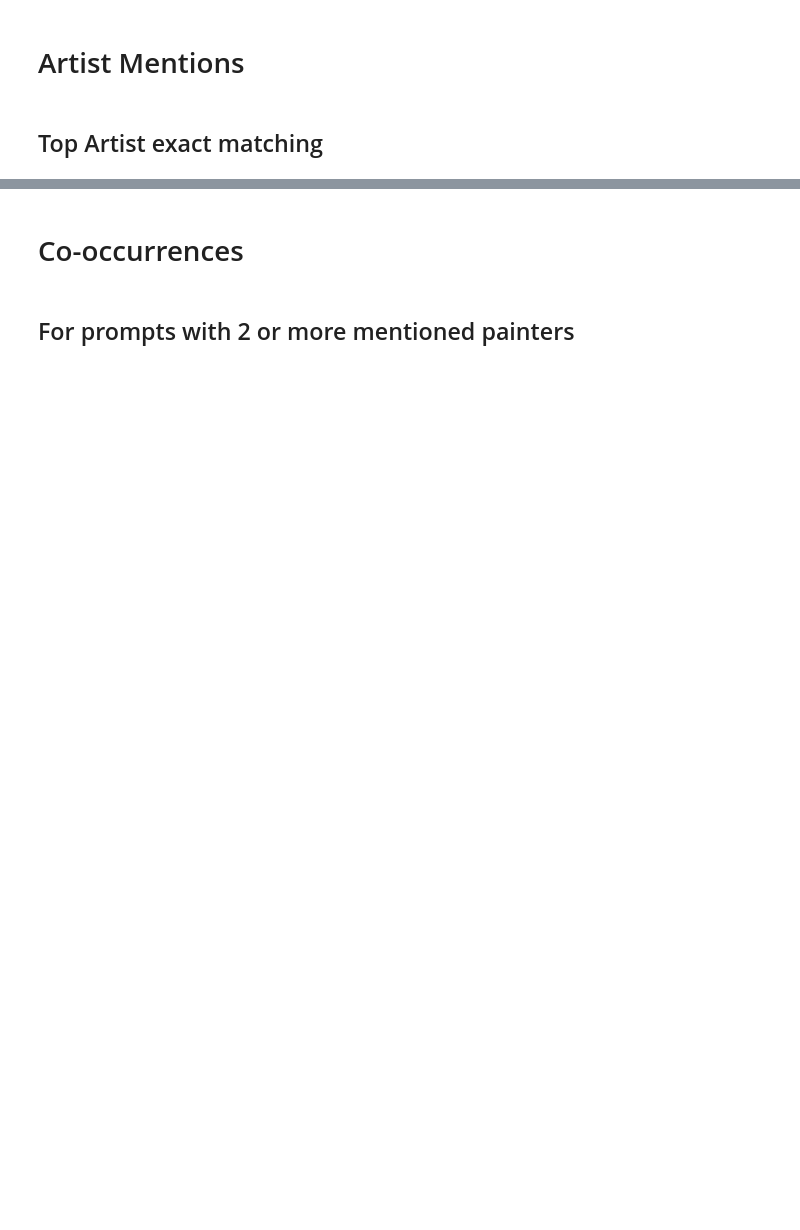
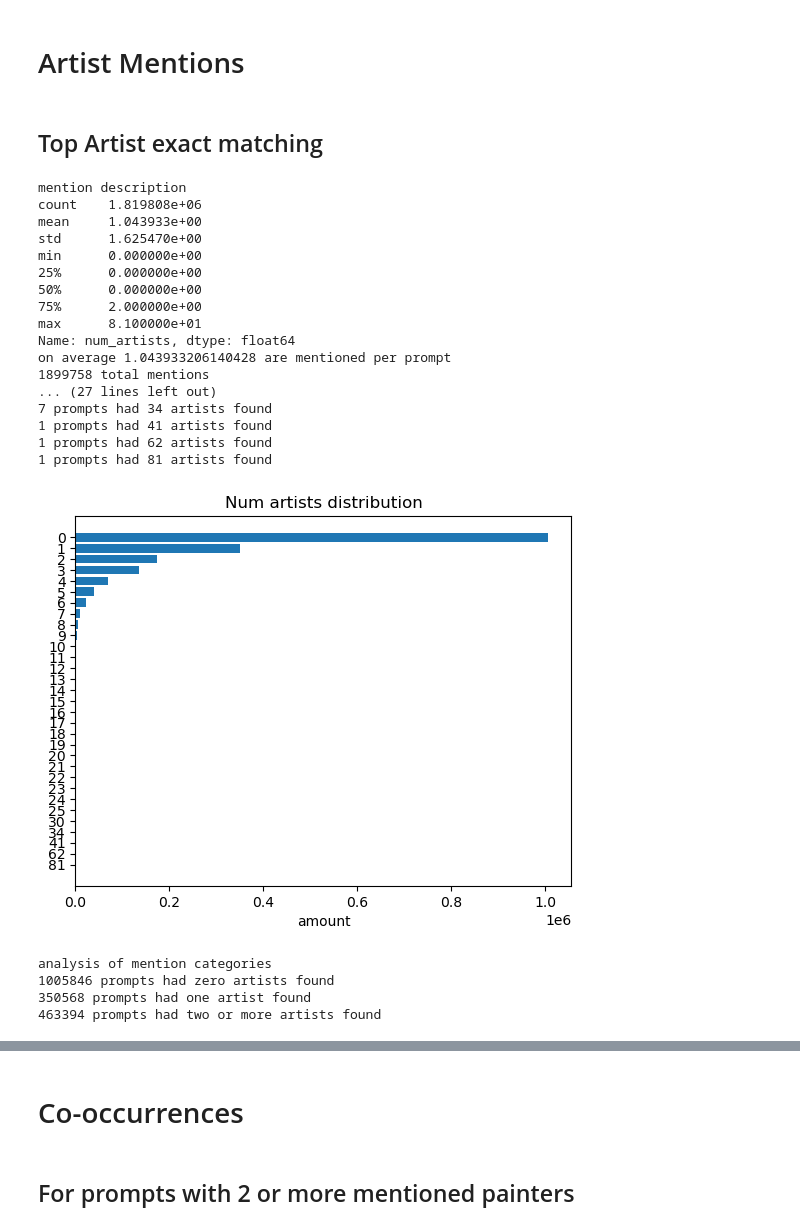
Before and after one commit to geschnee/dh_project, a Jupyter notebook: Occurences_and_covariances.ipynb, the cells around one changed output, grey strips where cells are left out. Saved outputs shown, nothing was run; the diff lists cells and outputs as text; code cells hidden in the pictures; blank space fills up the shorter version.

```diff
--- a/Occurences_and_covariances.ipynb
+++ b/Occurences_and_covariances.ipynb
@@ -102,6 +102,8 @@ plt.show()
 import matplotlib.pyplot as plt
 
 mean_num_artists = exact_matches["num_artists"].mean(axis=0)
+print("mention description")
+print(exact_matches["num_artists"].describe())
 print(f'on average {mean_num_artists} are mentioned per prompt')
 
 print(f'{exact_matches["num_artists"].sum(axis=0)} total mentions')
@@ -123,30 +125,65 @@ fig, ax = plt.subplots()
 
 y_pos = range(len(labels))
 
 ax.barh(y_pos, values, align='center')
 ax.set_yticks(y_pos, labels=labels)
 ax.invert_yaxis()  # labels read top-to-bottom
 ax.set_xlabel('amount')
 ax.set_title('Num artists distribution')
 
 plt.show()
 
 aggregate_labels = ["zero artists", "one artist", "two or more artists"]
 aggregate_values = [exact_matches[exact_matches["num_artists"]==0].shape[0], exact_matches[exact_matches["num_artists"]==1].shape[0], exact_matches[exact_matches["num_artists"]>=2].shape[0]]
 
 print(f'analysis of mention categories')
 for l, v in zip(aggregate_labels, aggregate_values):
     print(f'{v} prompts had {l} found')
 
 plt.rcdefaults()
 fig, ax = plt.subplots()
 
 y_pos = range(len(aggregate_labels))
 
 ax.barh(y_pos, aggregate_values, align='center')
 ax.set_yticks(y_pos, labels=aggregate_labels)
 ax.invert_yaxis()  # labels read top-to-bottom
 ax.set_xlabel('amount')
 ax.set_title('Num artists distribution aggregate')
 
 plt.show()
+
+
+
+# Visualize as a network
+# https://towardsdatascience.com/tutorial-network-visualization-basics-with-networkx-and-plotly-and-a-little-nlp-57c9bbb55bb9
+# take the higher correlations as to be edges in an adjacency matrix
+
+import plotly.offline as py
+import plotly.graph_objects as go
+import networkx as nx
+
+network
+# %% [output]
+mention description
+count    1.819808e+06
+mean     1.043933e+00
+std      1.625470e+00
+min      0.000000e+00
+25%      0.000000e+00
+50%      0.000000e+00
+75%      2.000000e+00
+max      8.100000e+01
+Name: num_artists, dtype: float64
+on average 1.043933206140428 are mentioned per prompt
+1899758 total mentions
+... (27 lines left out)
+7 prompts had 34 artists found
+1 prompts had 41 artists found
+1 prompts had 62 artists found
+1 prompts had 81 artists found
+[figure, added]
+analysis of mention categories
+1005846 prompts had zero artists found
+350568 prompts had one artist found
+463394 prompts had two or more artists found
```
Also changed, not shown: parts of 5 cells of this notebook, 2 other files.
